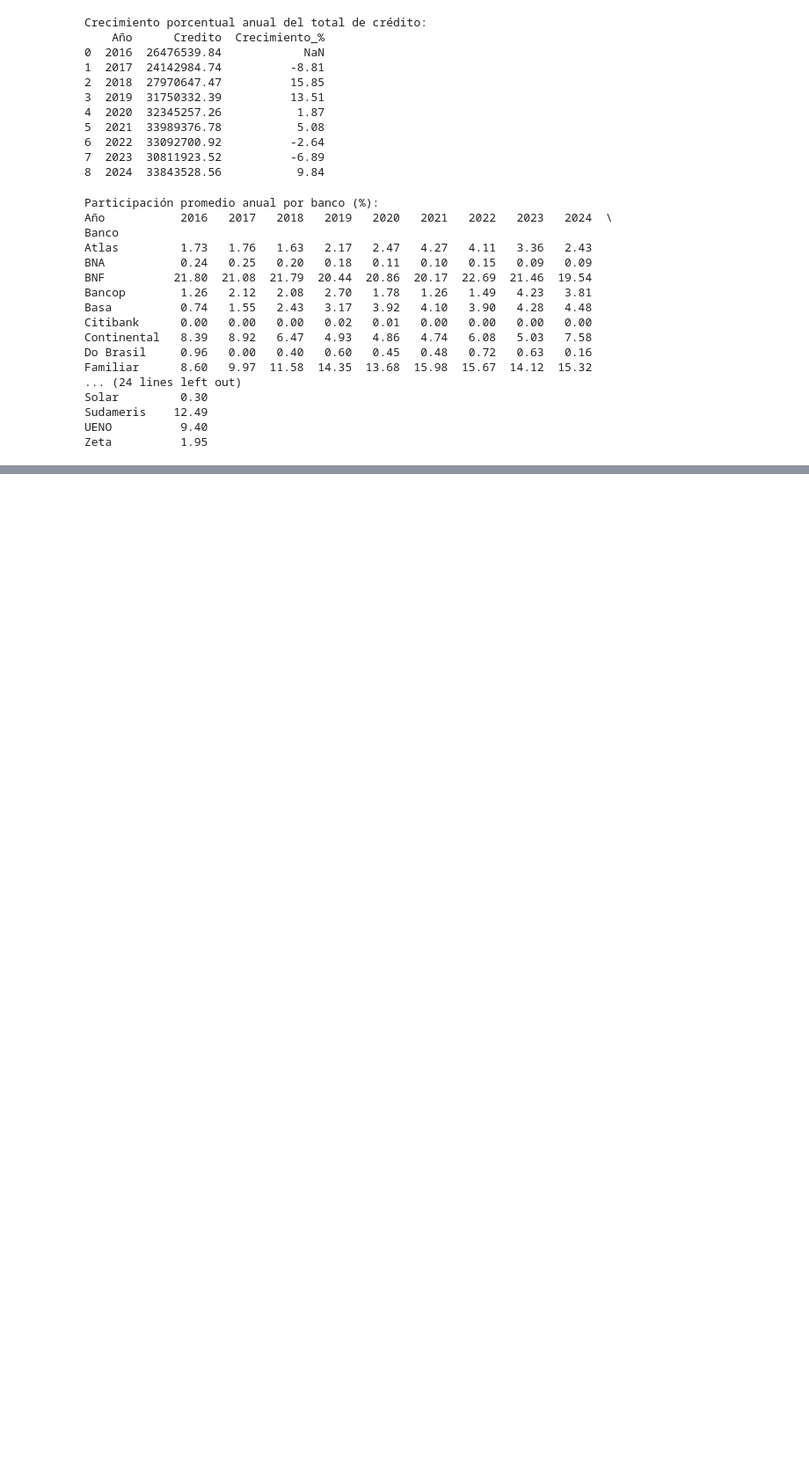
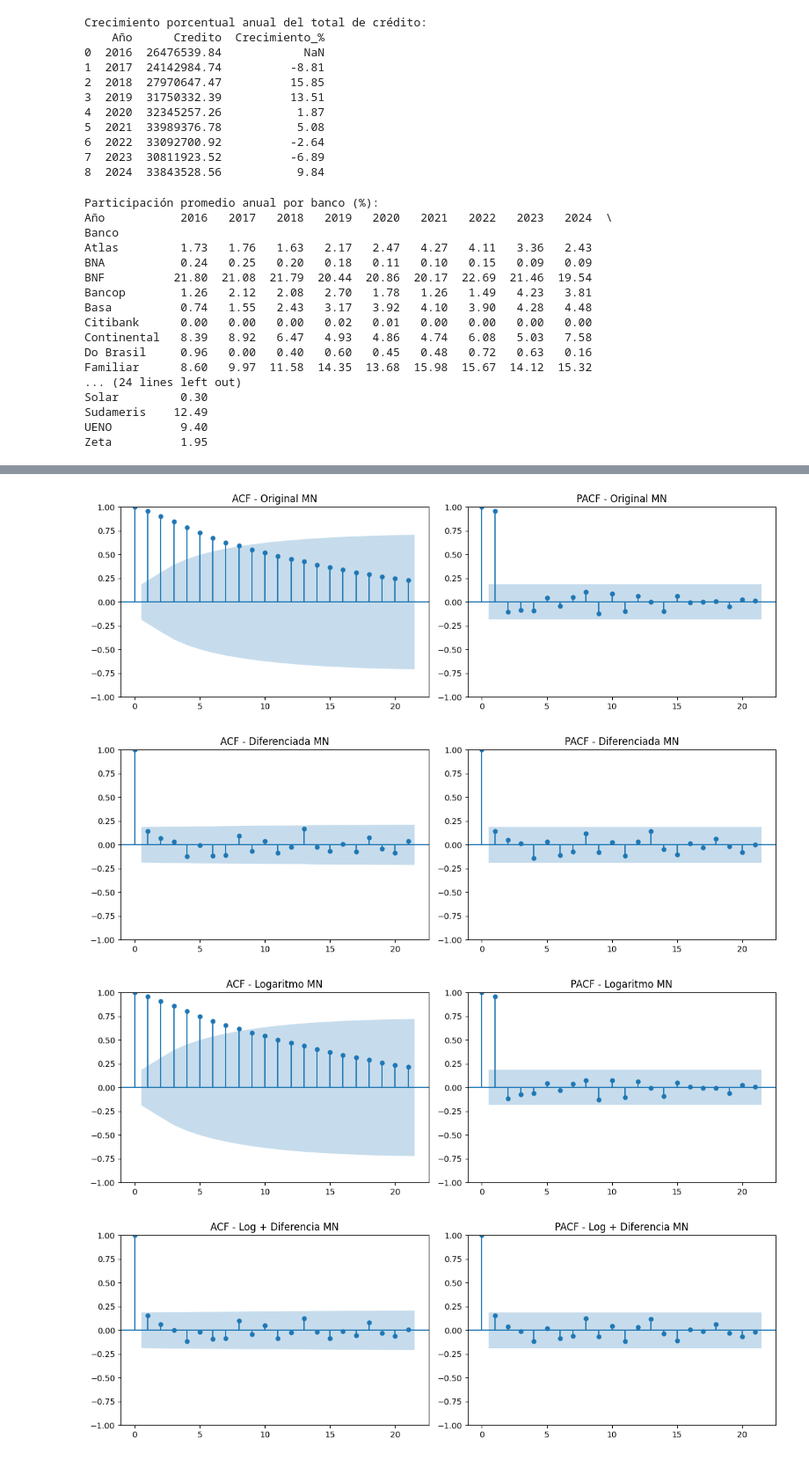
Before and after one commit to MathiasChd/MIA_UNA, a Jupyter notebook: SeriesTemporales/TrabajoGrupal/Trabajo_grupal_MIAAD.ipynb, the cells around one changed output, grey strips where cells are left out. Shown at 88% size. Cells and saved outputs as stored; diff of their text form; code cells hidden in the pictures; blank space fills up the shorter version.

```diff
--- a/SeriesTemporales/TrabajoGrupal/Trabajo_grupal_MIAAD.ipynb
+++ b/SeriesTemporales/TrabajoGrupal/Trabajo_grupal_MIAAD.ipynb
@@ -1238,0 +1296,17 @@ Zeta          1.95
+# %%
+# --- 3. Prueba ADF ---
+def adf_test(series, label):
+    result = adfuller(series.dropna())
+    print(f"\n--- ADF Test ({label}) ---")
+    print(f"ADF Statistic: {result[0]:.4f}")
+    print(f"p-value: {result[1]:.4f}")
+    for key, value in result[4].items():
+        print(f"Critical Value ({key}): {value:.4f}")
+    if result[1] < 0.05:
+        print("=> La serie es probablemente estacionaria ✅\n")
+    else:
+        print("=> La serie NO es estacionaria ❌\n")
+# Prueba sobre la serie original
+adf_test(serie_mn, "Original MN")
+
+adf_test(serie_me, "Original ME")
@@ -1238,0 +1330,36 @@ Zeta          1.95
+# %%
+# --- 4. Transformaciones ---
+log_mn = np.log(serie_mn)
+diff_mn = serie_mn.diff()
+log_diff_mn = np.log(serie_mn).diff()
+diff_log_mn = (np.log(serie_mn)).diff()
+
+log_me = np.log(serie_me)
+diff_me = serie_me.diff()
+log_diff_me = np.log(serie_me).diff()
+diff_log_me = (np.log(serie_me)).diff()
+
+# --- 5. Gráficos ACF y PACF para cada transformación ---
+
+def plot_acf_pacf(series, title):
+    fig, axes = plt.subplots(1, 2, figsize=(12, 4))
+    plot_acf(series.dropna(), ax=axes[0])
+    plot_pacf(series.dropna(), ax=axes[1], method='ywm')
+    axes[0].set_title(f"ACF - {title}")
+    axes[1].set_title(f"PACF - {title}")
+    plt.tight_layout()
+    plt.show()
+
+plot_acf_pacf(serie_mn, "Original MN")
+plot_acf_pacf(diff_mn, "Diferenciada MN")
+plot_acf_pacf(log_mn, "Logaritmo MN")
+plot_acf_pacf(log_diff_mn, "Log + Diferencia MN")
+
+# --- 6. ADF para transformadas ---
+adf_test(diff_mn, "Diferenciada MN")
+adf_test(log_diff_mn, "Log-Diferenciada MN")
+# %% [output]
+[figure, added]
+[figure, added]
+[figure, added]
+[figure, added]
```
Also changed, not shown: parts of 25 cells of this notebook.
